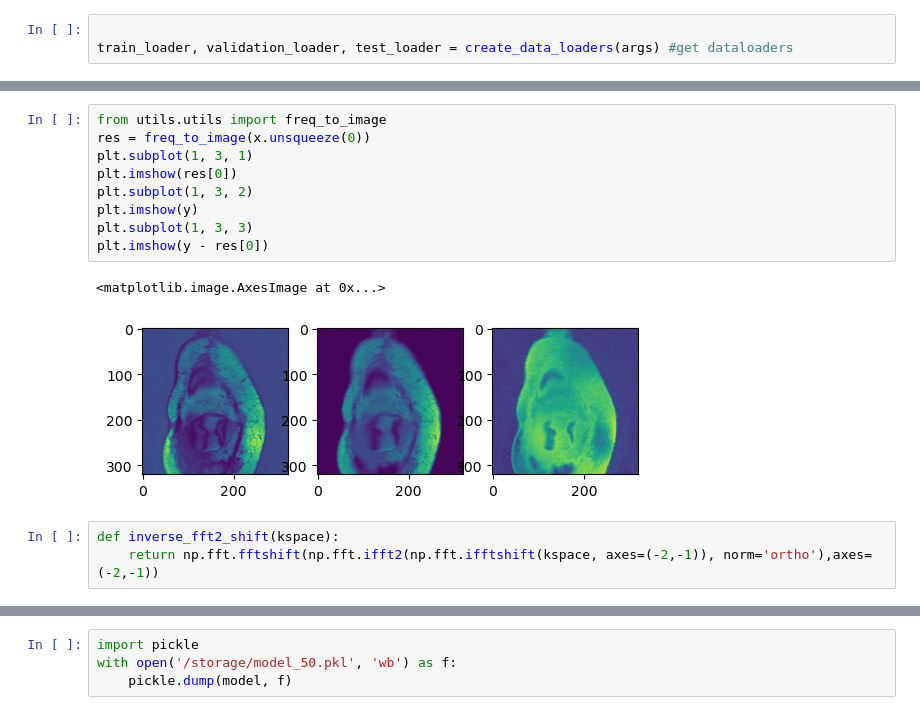
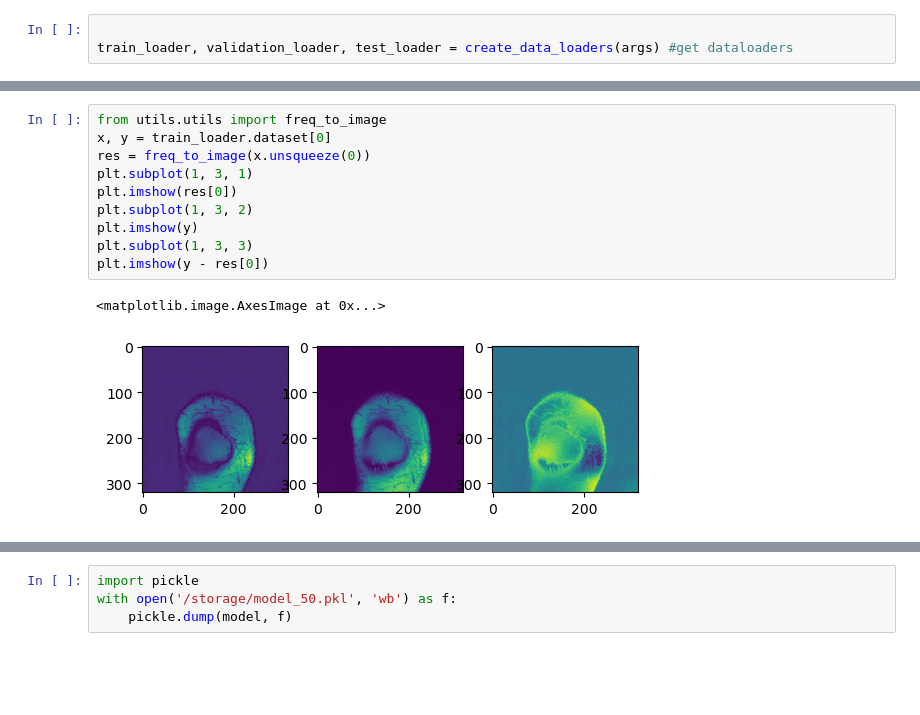
Before and after one commit to aradrd/DL-Project, a Jupyter notebook: playground.ipynb, the cells around one changed output, grey strips where cells are left out. Drawn from its saved outputs; the diff is of its cells as text; blank space fills up the shorter version.

```diff
--- a/playground.ipynb
+++ b/playground.ipynb
@@ -54,17 +40,15 @@ for i in range(5):
 # %%
 from utils.utils import freq_to_image
+x, y = train_loader.dataset[0]
 res = freq_to_image(x.unsqueeze(0))
 plt.subplot(1, 3, 1)
 plt.imshow(res[0])
 plt.subplot(1, 3, 2)
 plt.imshow(y)
 plt.subplot(1, 3, 3)
 plt.imshow(y - res[0])
 # %% [output]
 <matplotlib.image.AxesImage at 0x...>
-[figure, old version]
+[figure, new version]
-# %%
-def inverse_fft2_shift(kspace):
-    return np.fft.fftshift(np.fft.ifft2(np.fft.ifftshift(kspace, axes=(-2,-1)), norm='ortho'),axes=(-2,-1))
 # %%
 import h5py
```
Also changed, not shown: parts of 15 cells of this notebook, 12 other files.
